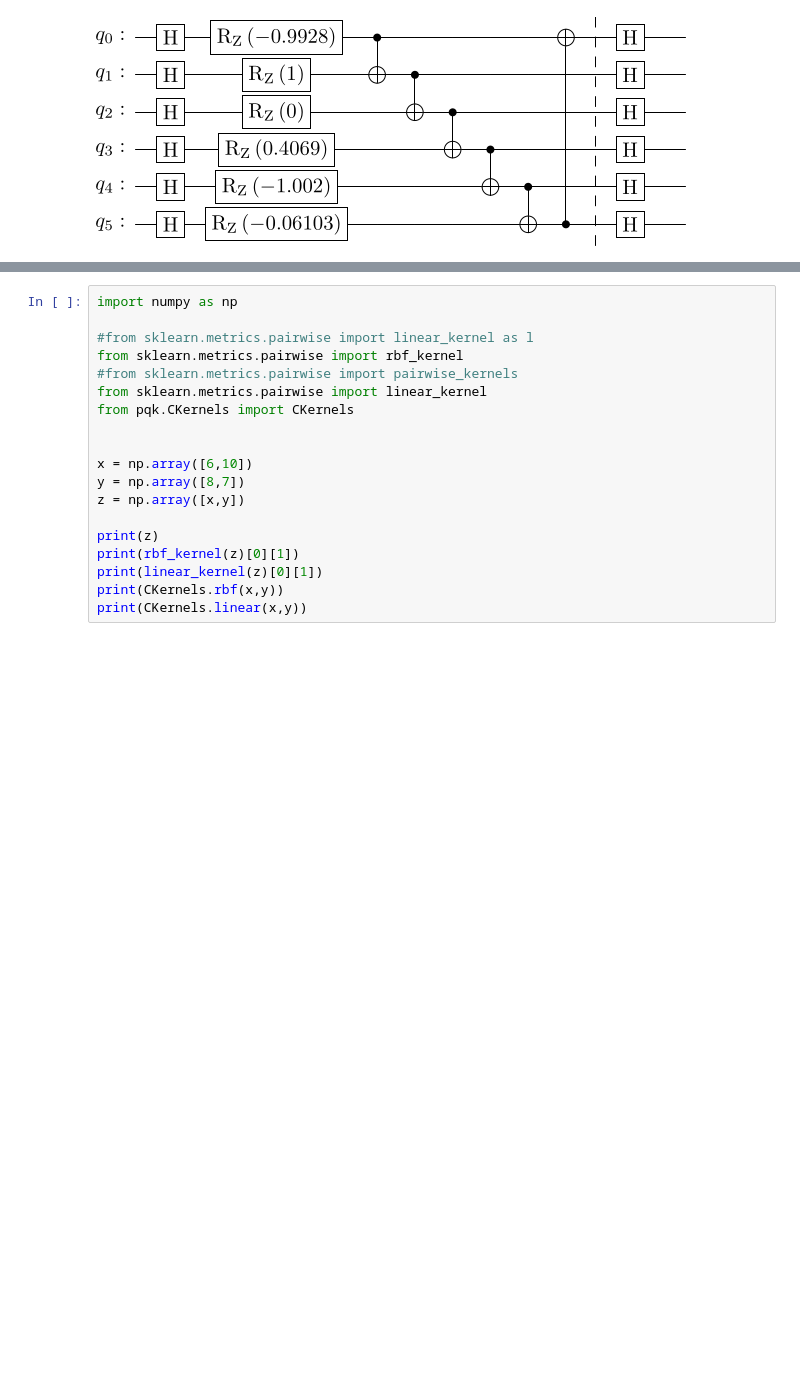
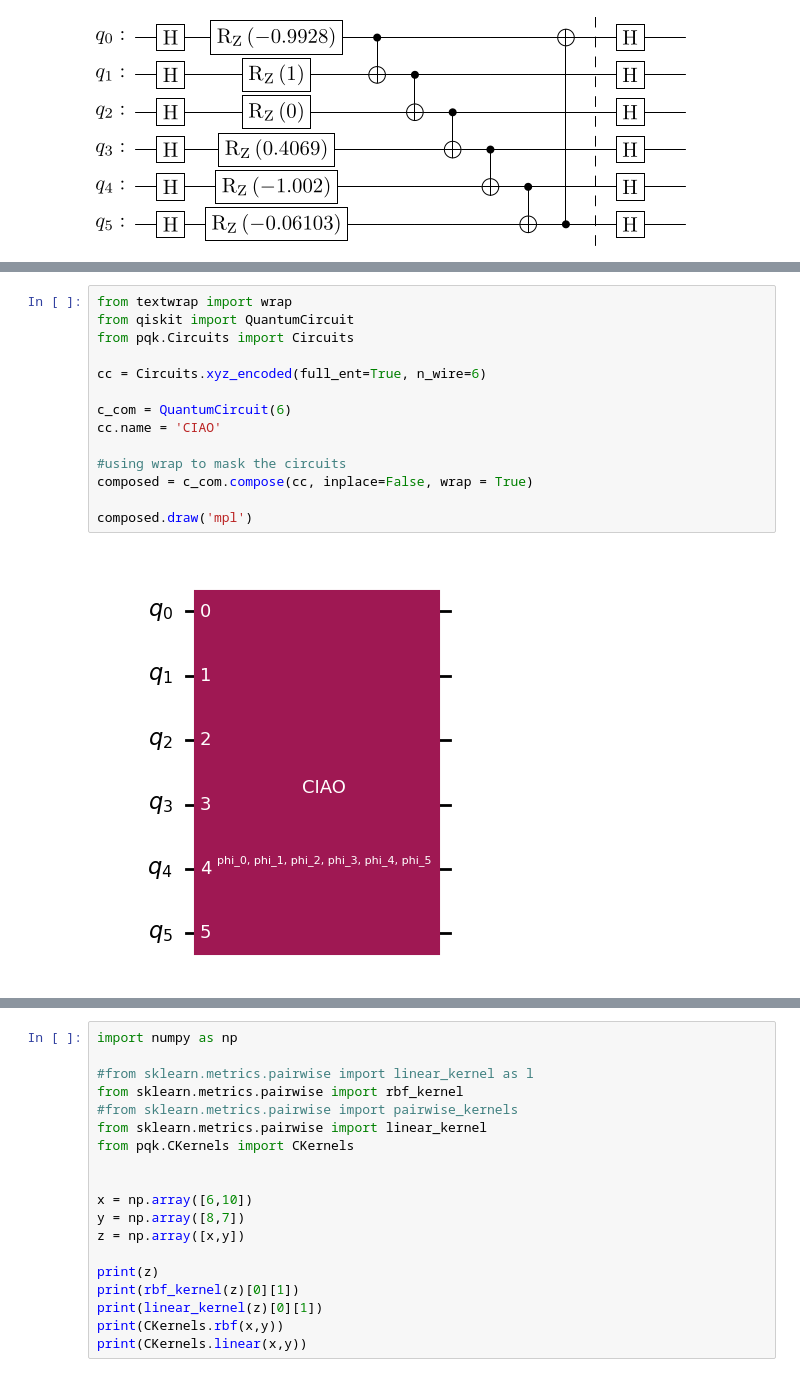
Before and after one commit to fdamore/QK, a Jupyter notebook: notebooks/validation.ipynb, the cells around one changed output, grey strips where cells are left out. Cells and saved outputs as stored; diff of their text form; blank space fills up the shorter version.

Commit message:
Added prefix name to Circuits.

```diff
--- a/notebooks/validation.ipynb
+++ b/notebooks/validation.ipynb
@@ -103 +100,17 @@ print(f'Numbers of layers: {num_pars}')
 Numbers of layers: 12
+# %%
+from textwrap import wrap
+from qiskit import QuantumCircuit
+from pqk.Circuits import Circuits
+
+cc = Circuits.xyz_encoded(full_ent=True, n_wire=6)
+
+c_com = QuantumCircuit(6)
+cc.name = 'CIAO'
+
+#using wrap to mask the circuits
+composed = c_com.compose(cc, inplace=False, wrap = True)
+
+composed.draw('mpl')
+# %% [output]
+[figure, added]
```
Also changed, not shown: parts of 8 cells of this notebook, 1 other file.
